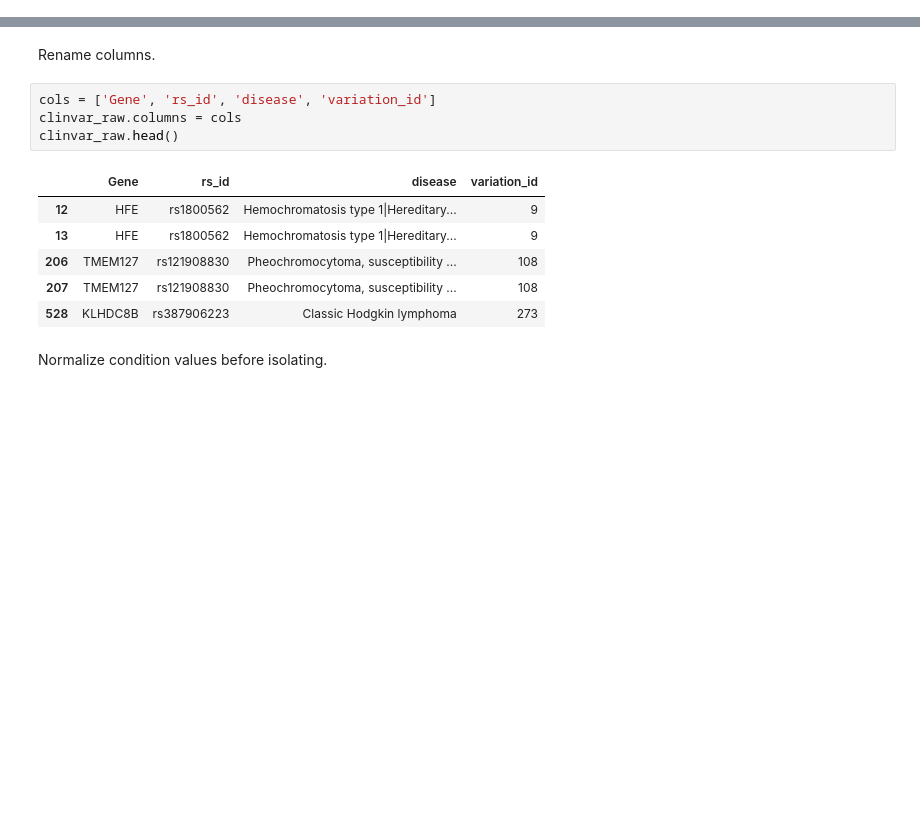
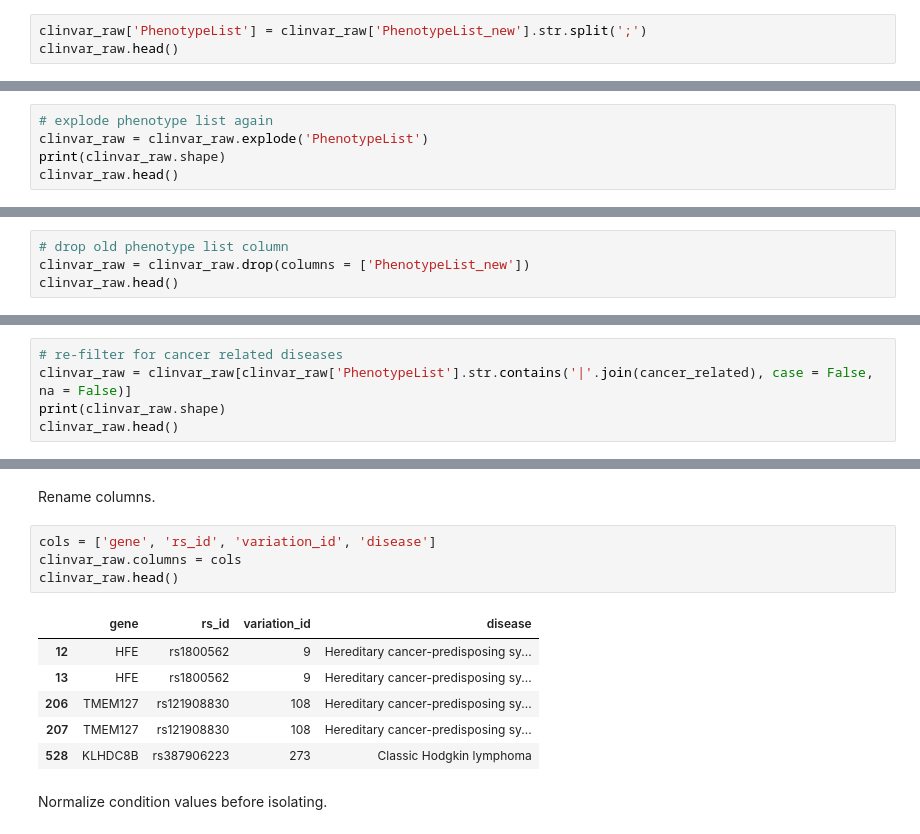
Before and after one commit to clinical-biomarkers/biomarker-partnership, a Jupyter notebook: src/clinvar.ipynb, the cells around one changed output, grey strips where cells are left out. Drawn from its saved outputs; the diff is of its cells as text; blank space fills up the shorter version.

```diff
--- a/src/clinvar.ipynb
+++ b/src/clinvar.ipynb
@@ -110,0 +147,3 @@ clinvar_raw.head()
+# %%
+clinvar_raw['PhenotypeList'] = clinvar_raw['PhenotypeList_new'].str.split(';')
+clinvar_raw.head()
@@ -110,0 +157,5 @@ clinvar_raw.head()
+# %%
+# explode phenotype list again
+clinvar_raw = clinvar_raw.explode('PhenotypeList')
+print(clinvar_raw.shape)
+clinvar_raw.head()
@@ -110,0 +170,4 @@ clinvar_raw.head()
+# %%
+# drop old phenotype list column
+clinvar_raw = clinvar_raw.drop(columns = ['PhenotypeList_new'])
+clinvar_raw.head()
@@ -110,0 +181,5 @@ clinvar_raw.head()
+# %%
+# re-filter for cancer related diseases
+clinvar_raw = clinvar_raw[clinvar_raw['PhenotypeList'].str.contains('|'.join(cancer_related), case = False, na = False)]
+print(clinvar_raw.shape)
+clinvar_raw.head()
@@ -172,16 +239,16 @@ Name: count, Length: 129423, dtype: int64
 # %% [markdown]
 Rename columns.
 # %%
-cols = ['Gene', 'rs_id', 'disease', 'variation_id']
+cols = ['gene', 'rs_id', 'variation_id', 'disease']
 clinvar_raw.columns = cols
 clinvar_raw.head()
 # %% [output]
-|  | Gene | rs_id | disease | variation_id |
-| 12 | HFE | rs1800562 | Hemochromatosis type 1|Hereditary... | 9 |
-| 13 | HFE | rs1800562 | Hemochromatosis type 1|Hereditary... | 9 |
-| 206 | TMEM127 | rs121908830 | Pheochromocytoma, susceptibility ... | 108 |
-| 207 | TMEM127 | rs121908830 | Pheochromocytoma, susceptibility ... | 108 |
-| 528 | KLHDC8B | rs387906223 | Classic Hodgkin lymphoma | 273 |
+|  | gene | rs_id | variation_id | disease |
+| 12 | HFE | rs1800562 | 9 | Hereditary cancer-predisposing sy... |
+| 13 | HFE | rs1800562 | 9 | Hereditary cancer-predisposing sy... |
+| 206 | TMEM127 | rs121908830 | 108 | Hereditary cancer-predisposing sy... |
+| 207 | TMEM127 | rs121908830 | 108 | Hereditary cancer-predisposing sy... |
+| 528 | KLHDC8B | rs387906223 | 273 | Classic Hodgkin lymphoma |
 # %% [markdown]
 Normalize condition values before isolating.
 # %%
```
Also changed, not shown: parts of 17 cells of this notebook.
